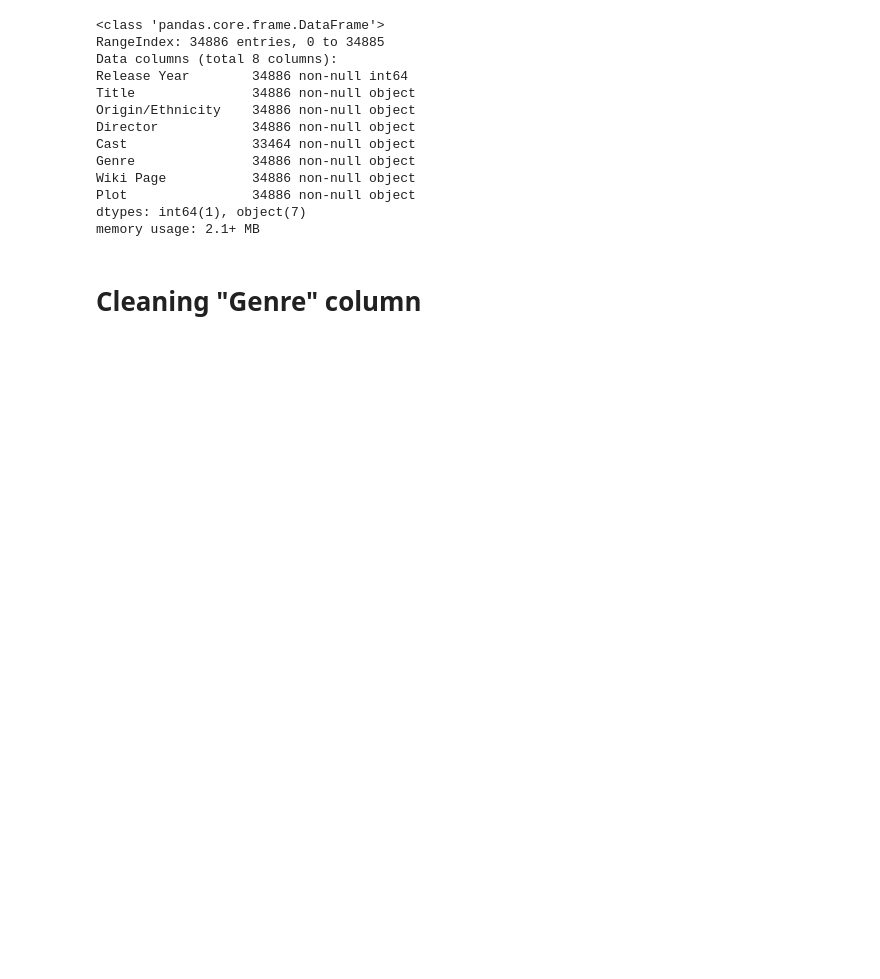
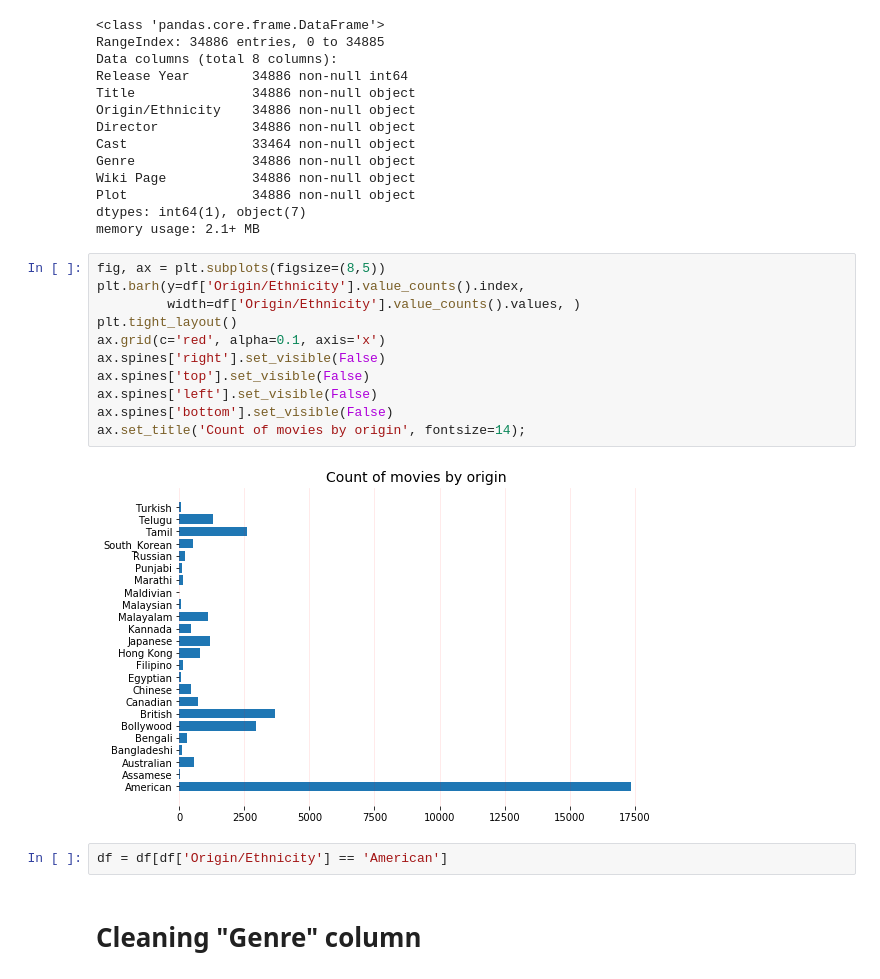
Before and after one commit to dorotamierzwa/ministryofdata, a Jupyter notebook: Movie genres in time.ipynb, the cells around one changed output. Drawn from its saved outputs; the diff is of its cells as text; blank space fills up the shorter version.

```diff
--- a/Movie genres in time.ipynb
+++ b/Movie genres in time.ipynb
@@ -54,6 +54,21 @@ Wiki Page           34886 non-null object
 Plot                34886 non-null object
 dtypes: int64(1), object(7)
 memory usage: 2.1+ MB
+# %%
+fig, ax = plt.subplots(figsize=(8,5))
+plt.barh(y=df['Origin/Ethnicity'].value_counts().index,
+         width=df['Origin/Ethnicity'].value_counts().values, )
+plt.tight_layout()
+ax.grid(c='red', alpha=0.1, axis='x')
+ax.spines['right'].set_visible(False)
+ax.spines['top'].set_visible(False)
+ax.spines['left'].set_visible(False)
+ax.spines['bottom'].set_visible(False)
+ax.set_title('Count of movies by origin', fontsize=14);
+# %% [output]
+[figure, added]
+# %%
+df = df[df['Origin/Ethnicity'] == 'American']
 # %% [markdown]
 # Cleaning "Genre" column
 # %%
```
Also changed, not shown: parts of 17 cells of this notebook.
